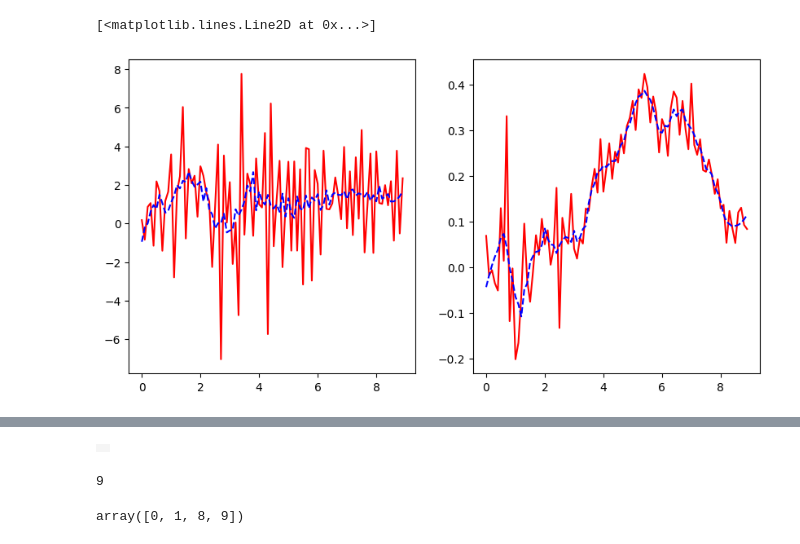
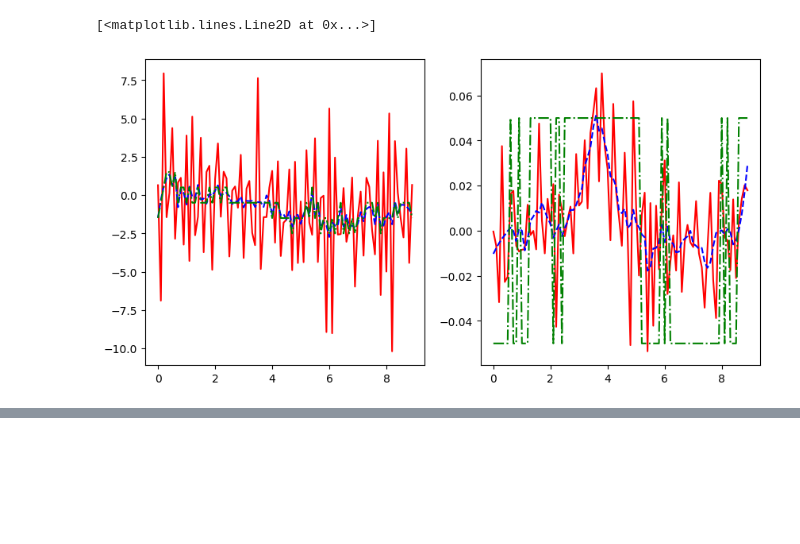
Before and after one commit to zzx9636/MTR, a Jupyter notebook: test_smoothing.ipynb, the cells around one changed output, grey strips where cells are left out. Saved outputs shown, nothing was run; the diff lists cells and outputs as text; code cells hidden in the pictures; blank space fills up the shorter version.

```diff
--- a/test_smoothing.ipynb
+++ b/test_smoothing.ipynb
@@ -37,7 +34,7 @@ from scipy.interpolate import interp1d
 from waymax.utils.geometry import wrap_yaws
 
 
-n_agent = 64
+n_agent = 128
 
 WOMD_1_2_0_VAL_LOCAL = _config.DatasetConfig(
     # path='/Data/Dataset/Waymo/V1_2_tf/validation_interactive/validation_interactive_tfexample.tfrecord@150',
@@ -76,6 +73,9 @@ env = MultiAgentEnvironment(
         )
     ),
 )
+
+accel_grid = np.linspace(-8, 8, 17)
+steering_grid = np.linspace(-0.8, 0.8, 17)
 # %%
 scenario_id, scenario = data_iter.next()
 scenario.timestep = 50
@@ -95,13 +90,29 @@ action_smoothed, action_valid_smoothed = inverse_unicycle_control(scenario_smoot
+# %%
+action, action_valid = inverse_unicycle_control(scenario)
+scenario_smoothed = smooth_scenario(scenario, duplicate=True)
+action_smoothed, action_valid_smoothed = inverse_unicycle_control(scenario_smoothed)
+
+
+accel_idx = np.searchsorted(accel_grid[1:-1], action_smoothed[..., 0])
+steering_idx = np.searchsorted(steering_grid[1:-1], action_smoothed[...,1])
+accel = (accel_grid[accel_idx] + accel_grid[accel_idx+1]) / 2
+steering = (steering_grid[steering_idx] + steering_grid[steering_idx+1]) / 2
+
+action_grid = np.stack([accel, steering], axis=-1)
 # %%
 a = 1
 t = np.arange(0, 9.0, 0.1)
 valid = action_valid[a]
 fig, axs = plt.subplots(1, 2, figsize=(10, 5))
 axs[0].plot(t[valid], action[a][valid, 0], 'r')
 axs[1]. plot(t[valid], action[a][valid, 1], 'r')
 valid_smoothed = action_valid_smoothed[a]
 axs[0].plot(t[valid_smoothed], action_smoothed[a][valid_smoothed, 0], 'b--')
 axs[1]. plot(t[valid_smoothed], action_smoothed[a][valid_smoothed, 1], 'b--')
+axs[0].plot(t[valid_smoothed], action_grid[a][valid_smoothed, 0], 'g-.')
+axs[1]. plot(t[valid_smoothed], action_grid[a][valid_smoothed, 1], 'g-.')
+
+# gridify
 # %% [output]
 [<matplotlib.lines.Line2D at 0x...>]
-[figure, old version]
+[figure, new version]
@@ -141,16 +148,3 @@ for state in states:
 mediapy.show_video(imgs, fps=10)
 # %% [output]
 [interactive output not drawn]
-# %%
-imgs = []
-for state in states:
-  imgs.append(visualization.plot_simulator_state(state, use_log_traj=True, highlight_obj = _config.ObjectType.VALID))
-mediapy.show_video(imgs, fps=10)
-# %% [output]
-|  |
-# %%
-a = np.linspace(-0.4, 0.4, 9)
-np.searchsorted(a, [-0.5, -0.35, 0.35, 0.5])
-# %% [output]
-9
-array([0, 1, 8, 9])
```
Also changed, not shown: parts of 5 cells of this notebook, 21 other files.
